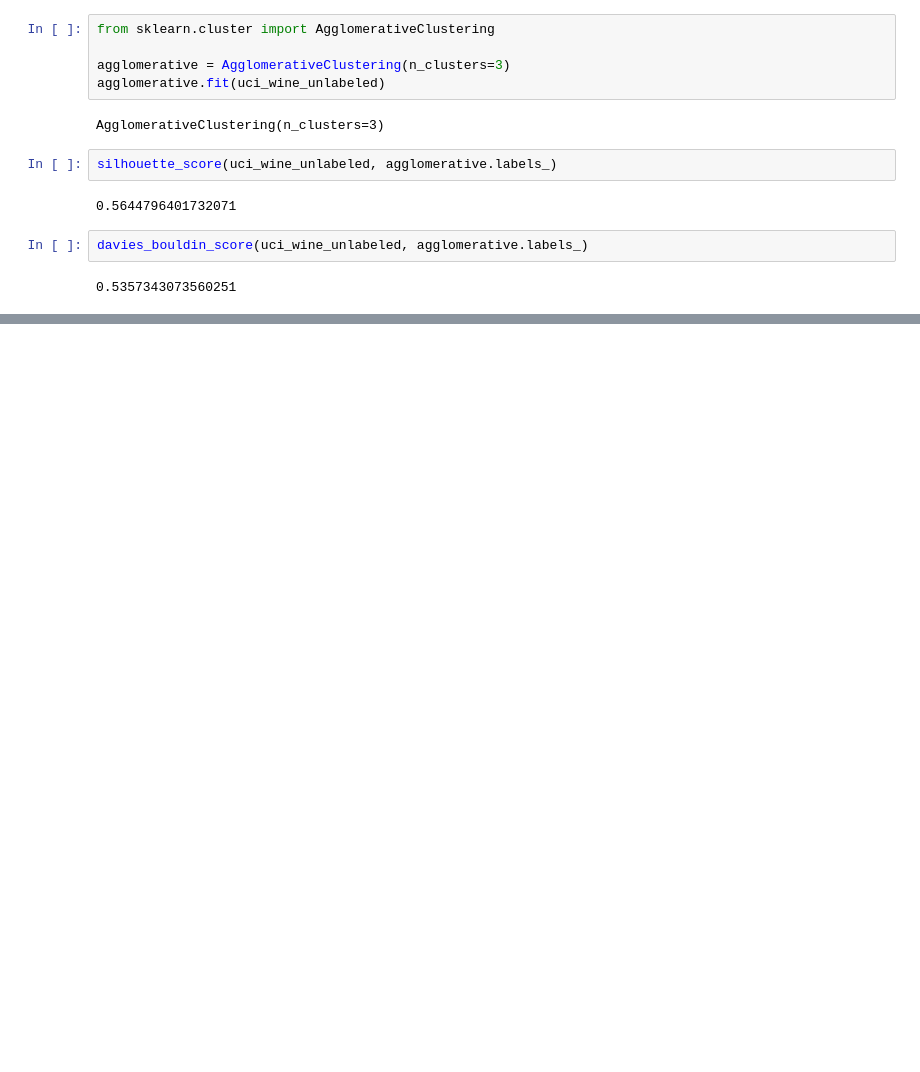
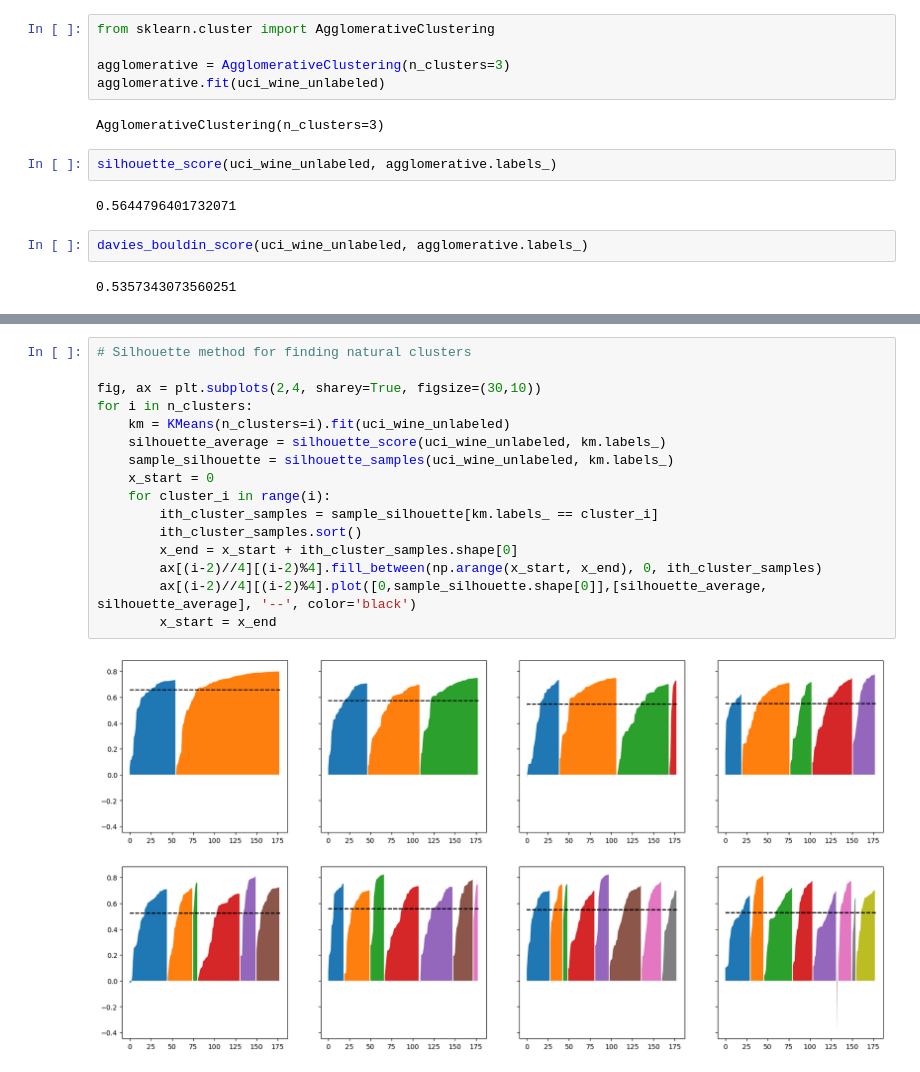
Before and after one commit to lavima/itf31519_2024, a Jupyter notebook: processing_analysis_and_unsupervised/clustering_unsupervised_learning.ipynb, the cells around one changed output, grey strips where cells are left out. Drawn from its saved outputs; the diff is of its cells as text; blank space fills up the shorter version.

```diff
--- a/processing_analysis_and_unsupervised/clustering_unsupervised_learning.ipynb
+++ b/processing_analysis_and_unsupervised/clustering_unsupervised_learning.ipynb
@@ -116,0 +128,18 @@ plt.plot(n_clusters, scores)
+# %%
+# Silhouette method for finding natural clusters
+
+fig, ax = plt.subplots(2,4, sharey=True, figsize=(30,10))
+for i in n_clusters:
+    km = KMeans(n_clusters=i).fit(uci_wine_unlabeled)
+    silhouette_average = silhouette_score(uci_wine_unlabeled, km.labels_)
+    sample_silhouette = silhouette_samples(uci_wine_unlabeled, km.labels_)
+    x_start = 0
+    for cluster_i in range(i):
+        ith_cluster_samples = sample_silhouette[km.labels_ == cluster_i]
+        ith_cluster_samples.sort()
+        x_end = x_start + ith_cluster_samples.shape[0]
+        ax[(i-2)//4][(i-2)%4].fill_between(np.arange(x_start, x_end), 0, ith_cluster_samples)
+        ax[(i-2)//4][(i-2)%4].plot([0,sample_silhouette.shape[0]],[silhouette_average, silhouette_average], '--', color='black')
+        x_start = x_end
+# %% [output]
+[figure, added]
```
Also changed, not shown: parts of 3 cells of this notebook, 2 other files.
